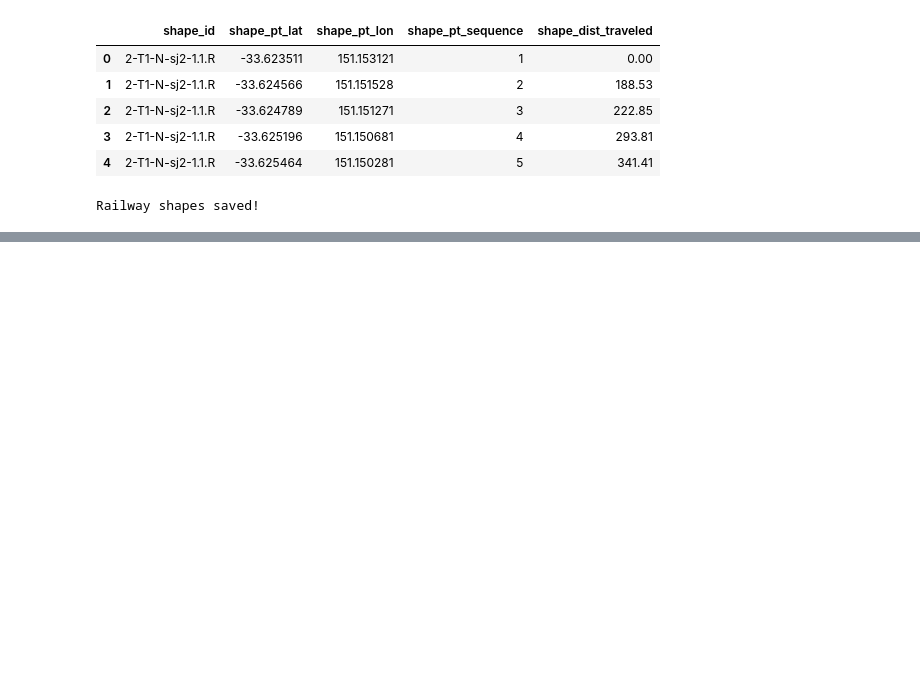
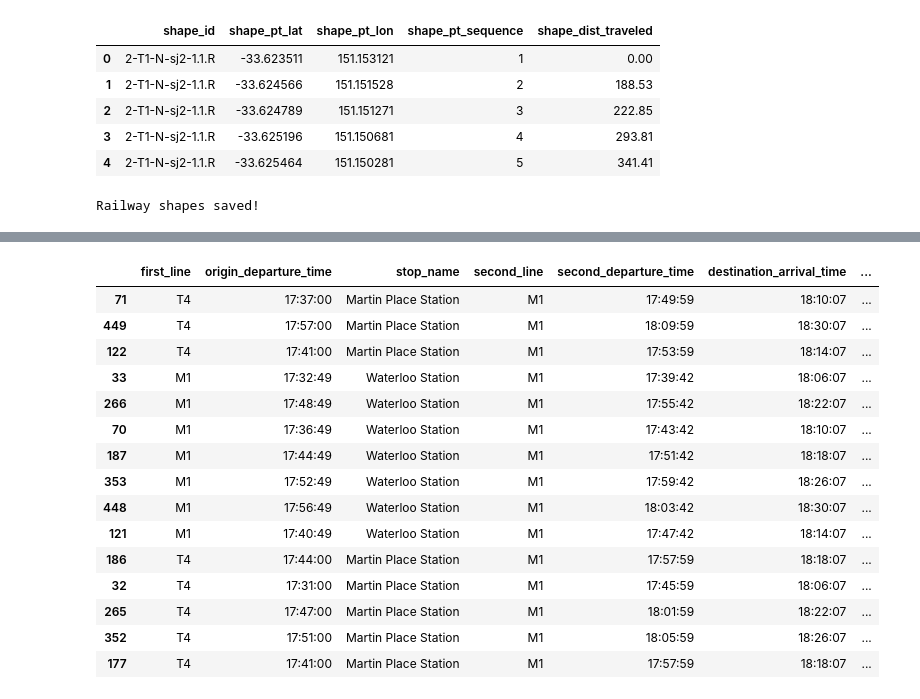
Before and after one commit to jkeeseng/sydney-transport-intelligence, a Jupyter notebook: notebooks/01_data_exploration.ipynb, the cells around one changed output, grey strips where cells are left out. Saved outputs shown, nothing was run; the diff lists cells and outputs as text; code cells hidden in the pictures; blank space fills up the shorter version.

```diff
--- a/notebooks/01_data_exploration.ipynb
+++ b/notebooks/01_data_exploration.ipynb
@@ -426,0 +3611,68 @@ Railway shapes saved!
+# %%
+# Get the first trip's arrival at the destination
+first_trip_destinations = daily_timetable[
+    daily_timetable["station_id"].isin(destination_ids)
+][
+    ["trip_id", "stop_sequence", "arrival_seconds"]
+].rename(columns={
+    "stop_sequence": "first_trip_destination_sequence",
+    "arrival_seconds": "first_trip_destination_arrival"
+})
+
+# Remove any previous merge columns if the cell was partially run
+base_journeys = valid_transfer_journeys.drop(
+    columns=[
+        "first_trip_destination_sequence",
+        "first_trip_destination_arrival"
+    ],
+    errors="ignore"
+)
+
+# Merge with explicitly named columns
+transfer_check = base_journeys.merge(
+    first_trip_destinations,
+    on="trip_id",
+    how="left"
+)
+
+# Check if first service reaches destination AFTER original boarding
+first_trip_reaches_destination = (
+    transfer_check["first_trip_destination_sequence"]
+    > transfer_check["origin_sequence"]
+)
+
+# Check if staying on the first service is faster
+staying_onboard_is_better = (
+    first_trip_reaches_destination
+    &
+    (
+        transfer_check["first_trip_destination_arrival"]
+        <= transfer_check["destination_arrival_seconds"]
+    )
+)
+
+# Remove unnecessary transfers
+useful_transfer_journeys = transfer_check[
+    ~staying_onboard_is_better
+].copy()
+
+print("Before filtering:", len(transfer_check))
+print("Unnecessary transfers:", staying_onboard_is_better.sum())
+print("Remaining transfers:", len(useful_transfer_journeys))
+
+display(
+    useful_transfer_journeys[
+        [
+            "first_line",
+            "origin_departure_time",
+            "stop_name",
+            "second_line",
+            "second_departure_time",
+            "destination_arrival_time",
+            "total_journey_minutes"
+        ]
+    ].sort_values(
+        "total_journey_minutes"
+    ).head(15)
+)
+# %% [output]
@@ -426,0 +3682,16 @@ Railway shapes saved!
+|  | first_line | origin_departure_time | stop_name | second_line | second_departure_time | destination_arrival_time | ... |
+| 71 | T4 | 17:37:00 | Martin Place Station | M1 | 17:49:59 | 18:10:07 | ... |
+| 449 | T4 | 17:57:00 | Martin Place Station | M1 | 18:09:59 | 18:30:07 | ... |
+| 122 | T4 | 17:41:00 | Martin Place Station | M1 | 17:53:59 | 18:14:07 | ... |
+| 33 | M1 | 17:32:49 | Waterloo Station | M1 | 17:39:42 | 18:06:07 | ... |
+| 266 | M1 | 17:48:49 | Waterloo Station | M1 | 17:55:42 | 18:22:07 | ... |
+| 70 | M1 | 17:36:49 | Waterloo Station | M1 | 17:43:42 | 18:10:07 | ... |
+| 187 | M1 | 17:44:49 | Waterloo Station | M1 | 17:51:42 | 18:18:07 | ... |
+| 353 | M1 | 17:52:49 | Waterloo Station | M1 | 17:59:42 | 18:26:07 | ... |
+| 448 | M1 | 17:56:49 | Waterloo Station | M1 | 18:03:42 | 18:30:07 | ... |
+| 121 | M1 | 17:40:49 | Waterloo Station | M1 | 17:47:42 | 18:14:07 | ... |
+| 186 | T4 | 17:44:00 | Martin Place Station | M1 | 17:57:59 | 18:18:07 | ... |
+| 32 | T4 | 17:31:00 | Martin Place Station | M1 | 17:45:59 | 18:06:07 | ... |
+| 265 | T4 | 17:47:00 | Martin Place Station | M1 | 18:01:59 | 18:22:07 | ... |
+| 352 | T4 | 17:51:00 | Martin Place Station | M1 | 18:05:59 | 18:26:07 | ... |
+| 177 | T4 | 17:41:00 | Martin Place Station | M1 | 17:57:59 | 18:18:07 | ... |
```
Also changed, not shown: parts of 128 cells of this notebook, 4 other files.
